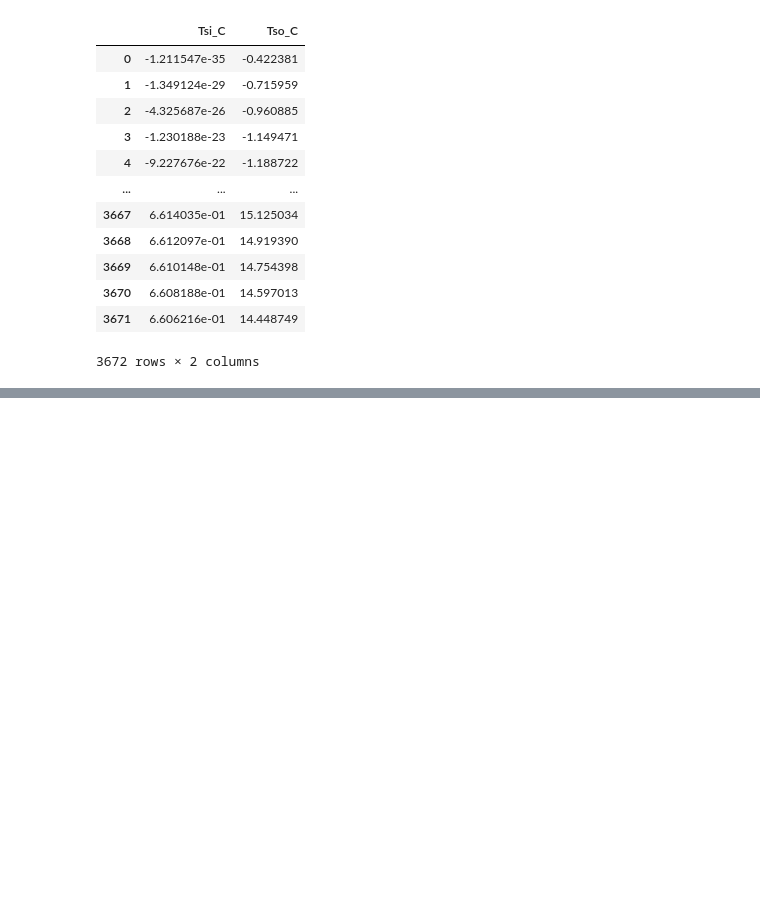
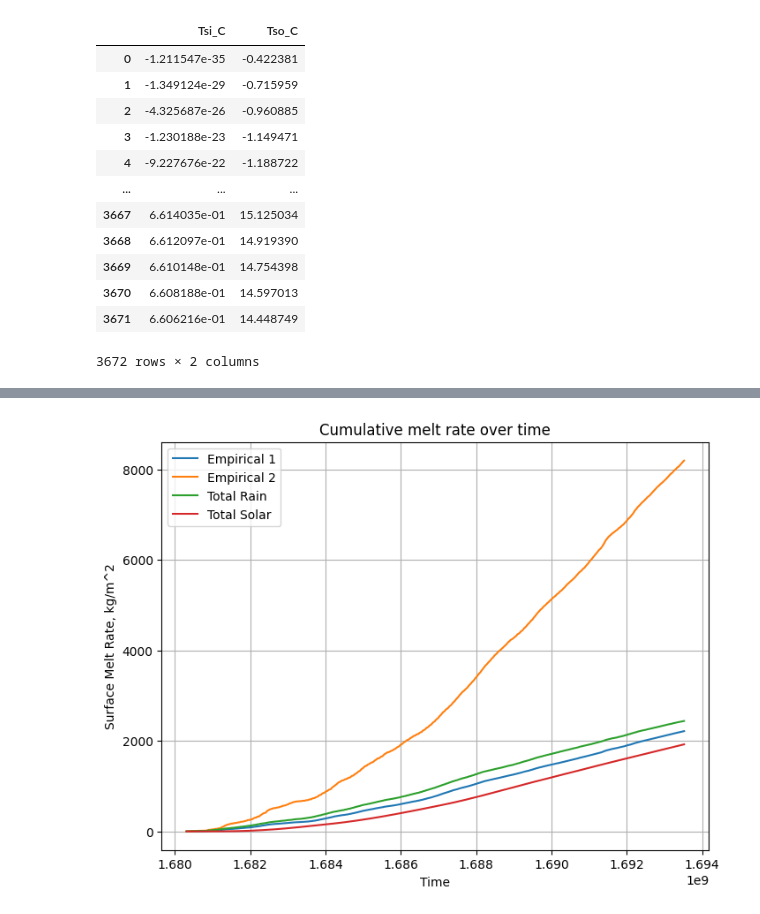
Before and after one commit to siimurik/SnowPit, a Jupyter notebook: Pandas_SnowStorage/testing.ipynb, the cells around one changed output, grey strips where cells are left out. Cells and saved outputs as stored; diff of their text form; code cells hidden in the pictures; blank space fills up the shorter version.

```diff
--- a/Pandas_SnowStorage/testing.ipynb
+++ b/Pandas_SnowStorage/testing.ipynb
@@ -883,0 +1069,3 @@ df3
+# %%
+df_hfmr_cum = df_hfmr.cumsum()
+df_hfmr_cum
@@ -883,0 +1184,17 @@ df3
+# %%
+# Generate the scatter plot
+plt.figure(figsize=(8, 6))
+
+plt.plot(df_time, df_SMR_ins1_cond_cum, label='Empirical 1')
+plt.plot(df_time, df_SMR_ins2_cond_cumsum, label='Empirical 2')
+plt.plot(df_time, df_SMR_total_rain_cum, label='Total Rain')
+plt.plot(df_time, df_hfmr_cum, label='Total Solar')
+
+plt.title('Cumulative melt rate over time')
+plt.xlabel('Time')
+plt.ylabel('Surface Melt Rate, kg/m^2')
+plt.legend()
+plt.grid()
+plt.show()
+# %% [output]
+[figure, added]
```
Also changed, not shown: parts of 56 cells of this notebook, 1 other file.
